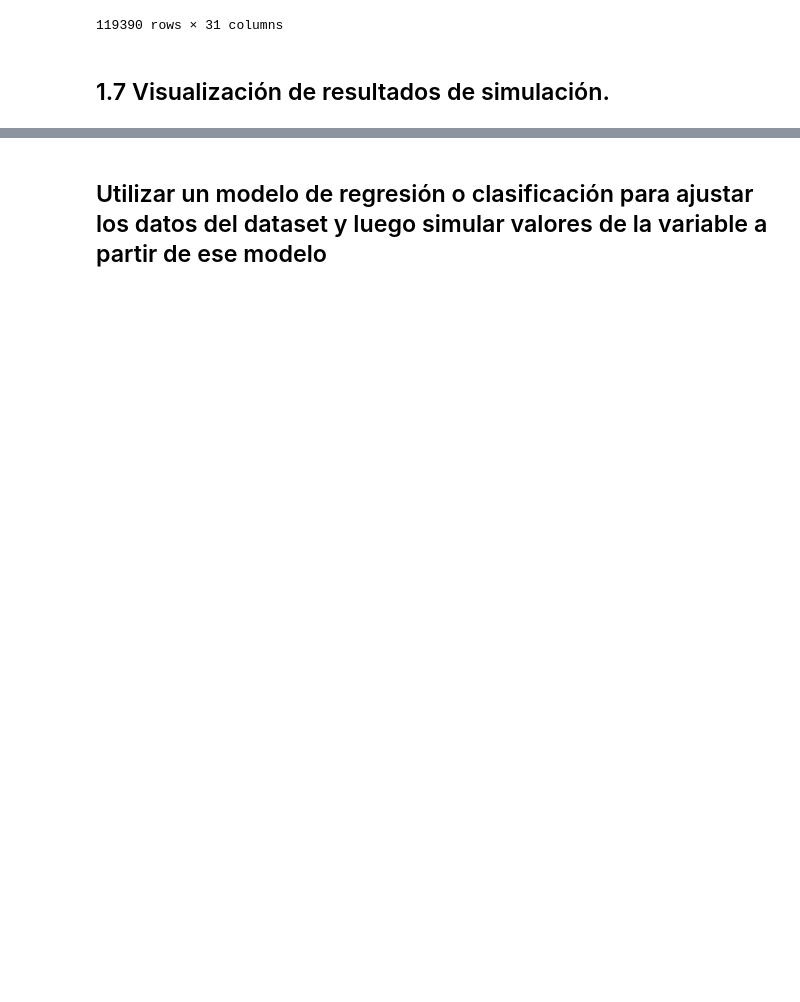
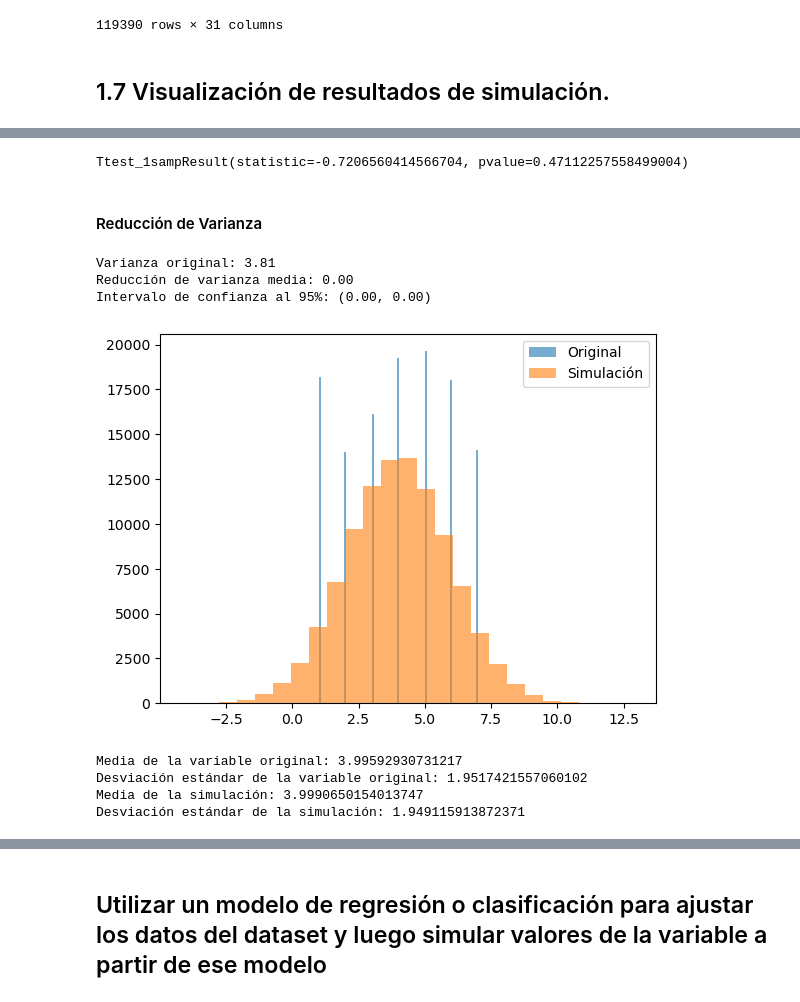
Before and after one commit to Karim1601/Simulacion_Proyecto_PenaH_ValadezM_DegolladoJ, a Jupyter notebook: ProyectoModulo1_PeñaN1_ValadezN2_DegolladoN3.ipynb, the cells around one changed output, grey strips where cells are left out. Cells and saved outputs as stored; diff of their text form; code cells hidden in the pictures; blank space fills up the shorter version.

```diff
--- a/ProyectoModulo1_PeñaN1_ValadezN2_DegolladoN3.ipynb
+++ b/ProyectoModulo1_PeñaN1_ValadezN2_DegolladoN3.ipynb
@@ -206,0 +261,71 @@ plt.show()
+# %%
+stats.ttest_1samp(dias_de_la_semana, mu0)
+# %% [output]
+Ttest_1sampResult(statistic=-0.7206560414566704, pvalue=0.47112257558499004)
+# %% [markdown]
+#### Reducción de Varianza
+# %%
+# Generar datos aleatorios
+datos = np.array(dias_de_la_semana)
+# Calcular la varianza original
+varianza_original = np.var(datos)
+
+# Configurar los parámetros del método
+num_repeticiones = 1000
+
+# Calcular la reducción de varianza
+reducciones_varianza = []
+for i in range(num_repeticiones):
+    indices_aleatorios = np.random.permutation(len(datos))
+    conjunto_1 = datos[indices_aleatorios[:len(datos)//2]]
+    conjunto_2 = datos[indices_aleatorios[len(datos)//2:]]
+    varianza_conjunto_1 = np.var(conjunto_1)
+    varianza_conjunto_2 = np.var(conjunto_2)
+    varianza_media_subconjuntos = np.mean([varianza_conjunto_1, varianza_conjunto_2])
+    reduccion_varianza = (varianza_original - varianza_media_subconjuntos)/varianza_original
+    reducciones_varianza.append(reduccion_varianza)
+
+# Calcular la media y el intervalo de confianza de la reducción de varianza
+media_reduccion_varianza = np.mean(reducciones_varianza)
+error_estandar_reduccion_varianza = np.std(reducciones_varianza)/np.sqrt(num_repeticiones)
+t_critical = t.ppf(0.975, num_repeticiones-1)
+intervalo_confianza = (media_reduccion_varianza - t_critical*error_estandar_reduccion_varianza,
+                       media_reduccion_varianza + t_critical*error_estandar_reduccion_varianza)
+
+# Imprimir los resultados
+print("Varianza original: {:.2f}".format(varianza_original))
+print("Reducción de varianza media: {:.2f}".format(media_reduccion_varianza))
+print("Intervalo de confianza al 95%: ({:.2f}, {:.2f})".format(intervalo_confianza[0], intervalo_confianza[1]))
+# %% [output]
+Varianza original: 3.81
+Reducción de varianza media: 0.00
+Intervalo de confianza al 95%: (0.00, 0.00)
+# %%
+# Calcular la media y desviación estándar de la variable arrival date
+media_arrival_date = np.mean(dias_de_la_semana)
+desv_arrival_date = np.std(dias_de_la_semana)
+
+# Generar 100000 números aleatorios distribuidos normalmente con media y desviación estándar de la variable stays_in_week_nights
+simulacion_arrival_date= np.random.normal(loc=media_arrival_date, scale= desv_arrival_date, size=100000)
+
+# Graficar la distribución de la simulación y la distribución original de la variable
+plt.hist(dias_de_la_semana, bins=75, alpha=0.6, label='Original')
+plt.hist(simulacion_arrival_date, bins=25, alpha=0.6, label='Simulación')
+plt.legend()
+plt.show()
+
+# Calcular la media y desviación estándar de la simulación
+media_simulacion_arrival_date = np.mean(simulacion_arrival_date)
+desv_simulacion_arrival_date = np.std(simulacion_arrival_date)
+
+# Imprimir resultados
+print("Media de la variable original:", media_arrival_date)
+print("Desviación estándar de la variable original:", desv_arrival_date)
+print("Media de la simulación:", media_simulacion_arrival_date)
+print("Desviación estándar de la simulación:", desv_simulacion_arrival_date)
+# %% [output]
+[figure, added]
+Media de la variable original: 3.99592930731217
+Desviación estándar de la variable original: 1.9517421557060102
+Media de la simulación: 3.9990650154013747
+Desviación estándar de la simulación: 1.949115913872371
```
Also changed, not shown: parts of 36 cells of this notebook.
